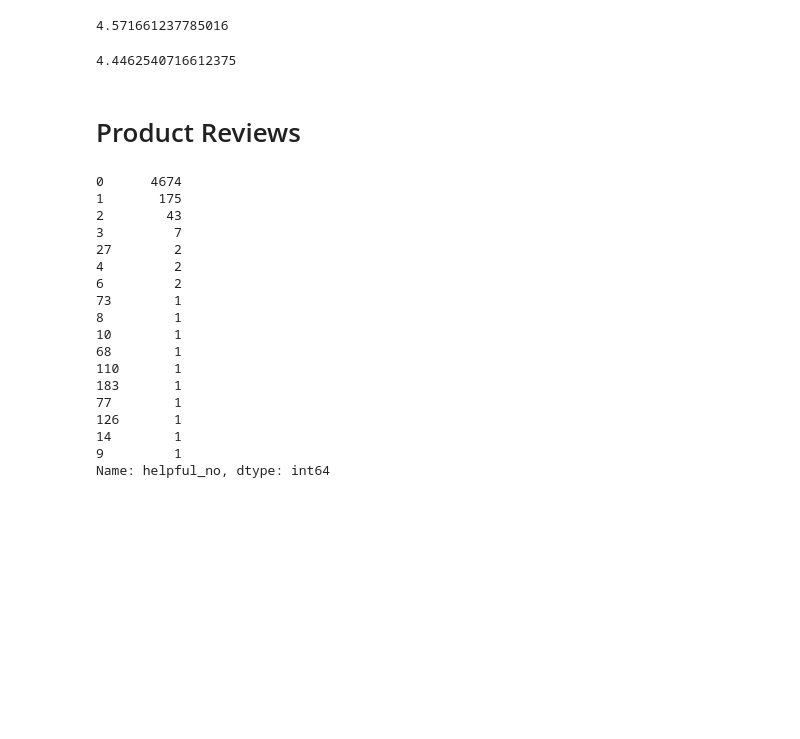
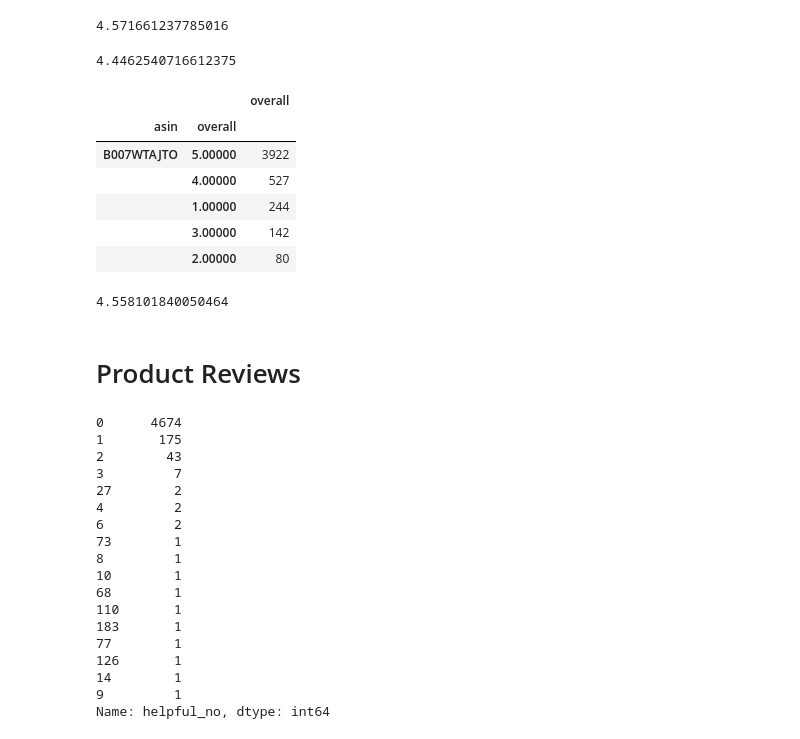
Before and after one commit to Alhndmrl/Rating-Product-Sorting-Reviews-in-Amazon, a Jupyter notebook: rating-product-sorting-reviews-in-amazon.ipynb, the cells around one changed output. Drawn from its saved outputs; the diff is of its cells as text; code cells hidden in the pictures; blank space fills up the shorter version.

```diff
--- a/rating-product-sorting-reviews-in-amazon.ipynb
+++ b/rating-product-sorting-reviews-in-amazon.ipynb
@@ -189,3 +189,14 @@ df.loc[(df["day_dif"] > 430) & (df["day_dif"] <= 600), "overall"].mean()
 df.loc[(df["day_dif"] > 600), "overall"].mean()
 # %% [output]
 4.4462540716612375
+# %%
+#how many people were found in each scoring range.
+df.groupby("asin").agg({"overall" : "value_counts"})
+# %% [output]
+|  |  | overall |
+| asin | overall |  |
+| B007WTAJTO | 5.00000 | 3922 |
+|  | 4.00000 | 527 |
+|  | 1.00000 | 244 |
+|  | 3.00000 | 142 |
+|  | 2.00000 | 80 |
@@ -192,3 +218,7 @@ df.loc[(df["day_dif"] > 600), "overall"].mean()
+# %%
+bayesian_average_rating([244,80,142,526,3921])
+# %% [output]
+4.558101840050464
 # %% [markdown]
 # Product Reviews
 # %%
```
Also changed, not shown: parts of 4 cells of this notebook.
